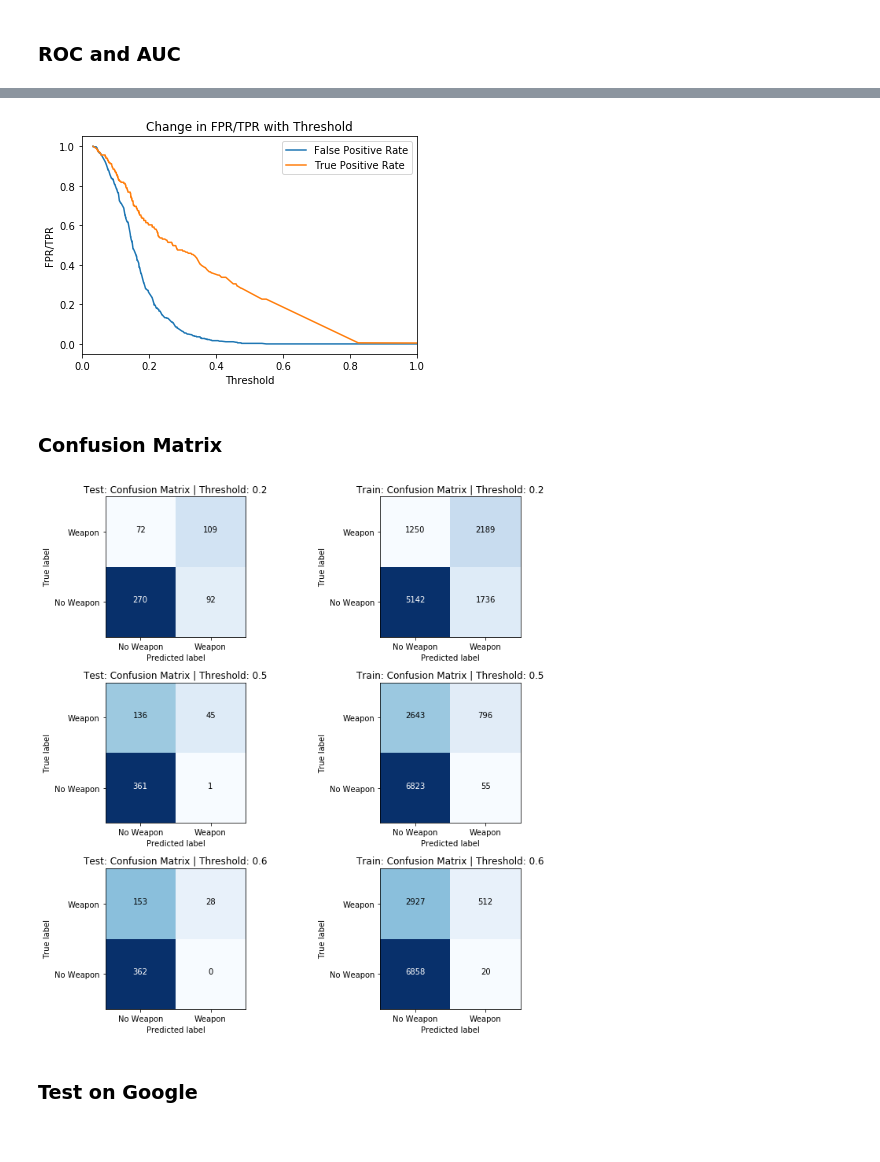
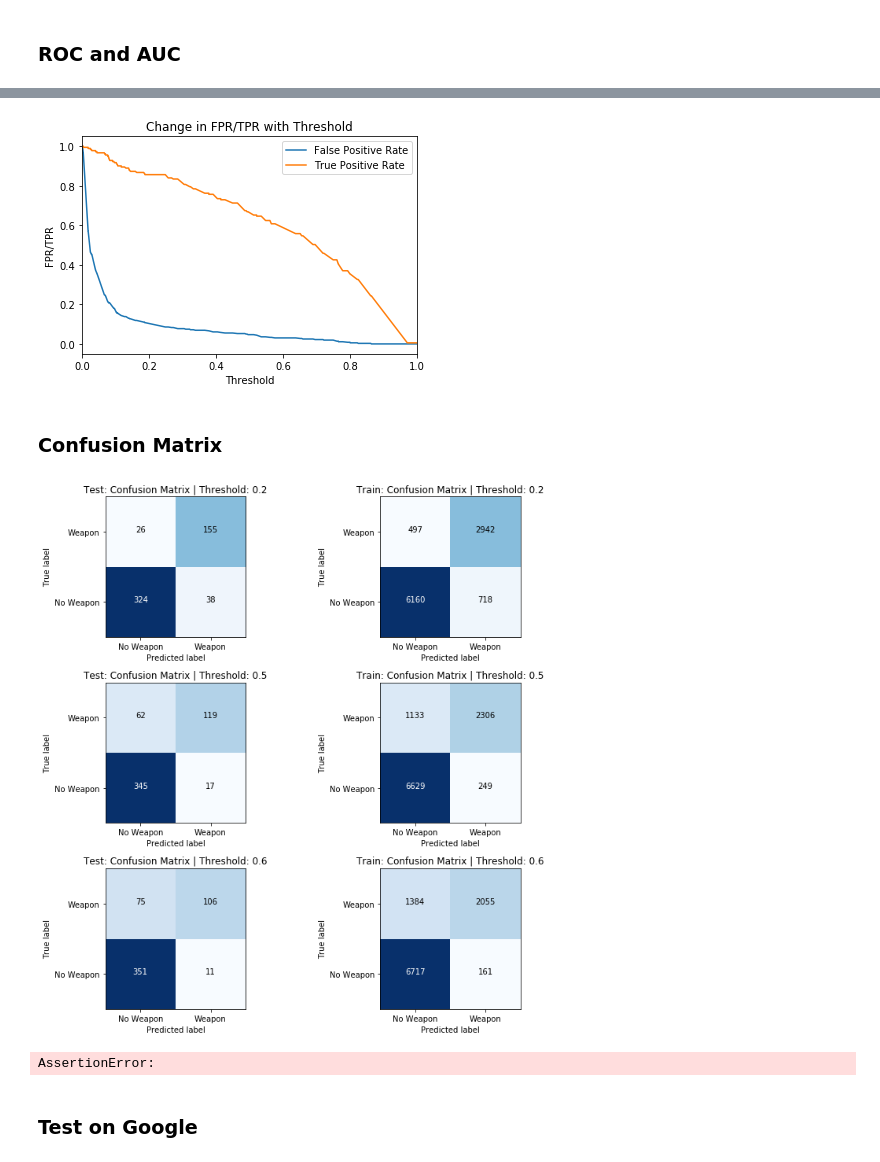
Before and after one commit to HeeebsInc/WeaponDetection, a Jupyter notebook: MobileNet.ipynb, the cells around one changed output, grey strips where cells are left out. Saved outputs shown, nothing was run; the diff lists cells and outputs as text; code cells hidden in the pictures.

```diff
--- a/MobileNet.ipynb
+++ b/MobileNet.ipynb
@@ -21,23 +22,20 @@ import pandas as pd
 Using plaidml.keras.backend backend.
 # %%
 def get_mobile_net(dim):
-
+    model = Sequential()
     baseModel = MobileNetV2(weights="imagenet", include_top=False,
         input_tensor=Input(shape=dim))
-    # construct the head of the model that will be placed on top of the
-    # the base model
 
-    headModel = baseModel.output
-    headModel = AveragePooling2D(pool_size=(7, 7))(headModel)
-    headModel = Flatten(name="flatten")(headModel)
-    headModel = Dense(128, activation="relu")(headModel)
-    headModel = Dropout(0.5)(headModel)
-    headModel = Dense(1, activation="sigmoid")(headModel)
+    model.add(baseModel)
+    headModel = model.add(AveragePooling2D(pool_size=(7, 7)))
+    headModel = model.add(Flatten(name="flatten"))
+    headModel = model.add(Dense(256, activation="relu"))
+    headModel = model.add(Dropout(0.3))
+    headModel = model.add(Dense(1, activation="sigmoid", name = 'Output'))
 
     # place the head FC model on top of the base model (this will become
     # the actual model we will train)
 
-    model = Model(inputs=baseModel.input, outputs=headModel)
 
     # loop over all layers in the base model and freeze them so they will
     # *not* be updated during the first training process
@@ -57,3 +47,5 @@ x_train, x_test, y_train, y_test = get_samples_norm()
+# %%
+x_train, x_test, y_train, y_test = GetPickles.get_samples('mobilenet')
 # %%
 x_train.shape
 # %% [output]
@@ -65,12 +57,12 @@ from keras.preprocessing.image import ImageDataGenerator
 
 augment = True
 
-early_stopping = EarlyStopping(monitor='val_loss', verbose = 1, patience=15, min_delta = .002)
-model_checkpoint = ModelCheckpoint('../models/MobileNet-ModelCheckpointWeights.h5', verbose = 1, save_best_only=True,
+early_stopping = EarlyStopping(monitor='val_loss', verbose = 1, patience=50,)
+model_checkpoint = ModelCheckpoint('../models/Test_MobileNet-ModelCheckpointWeights.h5', verbose = 1, save_best_only=True,
                                   monitor = 'val_loss')
-lr_plat = ReduceLROnPlateau(patience = 3, mode = 'min')
-epochs = 50
-batch_size = 32
+lr_plat = ReduceLROnPlateau(patience = 5, mode = 'min')
+epochs = 300
+batch_size = 16
 if var.img_type == 'grey':
     dim = (var.mobilenet_dimension[0], var.mobilenet_dimension[1], 1)
 else:
@@ -168,7 +163,7 @@ else:
     dim = (var.mobilenet_dimension[0], var.mobilenet_dimension[1], 3)
 
 mobilenet = get_mobile_net(dim)
-mobilenet.load_weights('../models/MobileNet-ModelCheckpointWeights.h5') #load the best weights before overfitting
+mobilenet.load_weights('../models/Test_MobileNet-ModelCheckpointWeights.h5') #load the best weights before overfitting
 
 
 fig, ax = plt.subplots(1,2, figsize = (15,6))
@@ -218,7 +213,7 @@ plt.xlim(0, 1)
 plt.legend()
 plt.show()
 # %% [output]
-[figure, old version]
+[figure, new version]
 # %% [markdown]
 ### Confusion Matrix
 # %%
@@ -270,35 +265,39 @@ def plot_confusion_matrix(y_test,y_train, y_train_prob, y_test_prob,thresholds,
         ax[idx,1].set_xticklabels(class_names)
         ax[idx, 1].set_yticks(tick_marks)
         ax[idx, 1].set_yticklabels(class_names)
 
 
         th = train_cm.max() / 2.
 
         for i, j in itertools.product(range(train_cm.shape[0]), range(train_cm.shape[1])):
                 ax[idx, 1].text(j, i, f'{train_cm[i, j]}',# | {int(round(train_cm[i,j]/train_cm.ravel().sum(),5)*100)}%',
                          horizontalalignment='center',
                          color='white' if train_cm[i, j] > th else 'black')
         ax[idx, 1].set_ylim([-.5,1.5])
     plt.tight_layout()
 
     plt.show()
 if var.img_type == 'grey':
     dim = (var.mobilenet_dimension[0], var.mobilenet_dimension[1], 1)
 else:
     dim = (var.mobilenet_dimension[0], var.mobilenet_dimension[1], 3)
 
 mobilenet = get_mobile_net(dim)
-mobilenet.load_weights('../models/MobileNet-ModelCheckpointWeights.h5') #load the best weights before overfitting
+mobilenet.load_weights('../models/Test_MobileNet-ModelCheckpointWeights.h5') #load the best weights before overfitting
 
 
 y_test_prob = mobilenet.predict(x_test).ravel()
 
 y_train_prob = mobilenet.predict(x_train).ravel()
 
 plot_confusion_matrix(y_train = y_train, y_test = y_test, y_train_prob = y_train_prob,
                       y_test_prob = y_test_prob,classes = ['No Weapon', 'Weapon'], thresholds = [.2, .5,.6])
 # %% [output]
-[figure, old version]
+[figure, new version]
+# %%
+assert False
+# %% [output]
+AssertionError:
 # %% [markdown]
 ### Test on Google
 # %%
```
Also changed, not shown: parts of 12 cells of this notebook, 4 other files.
